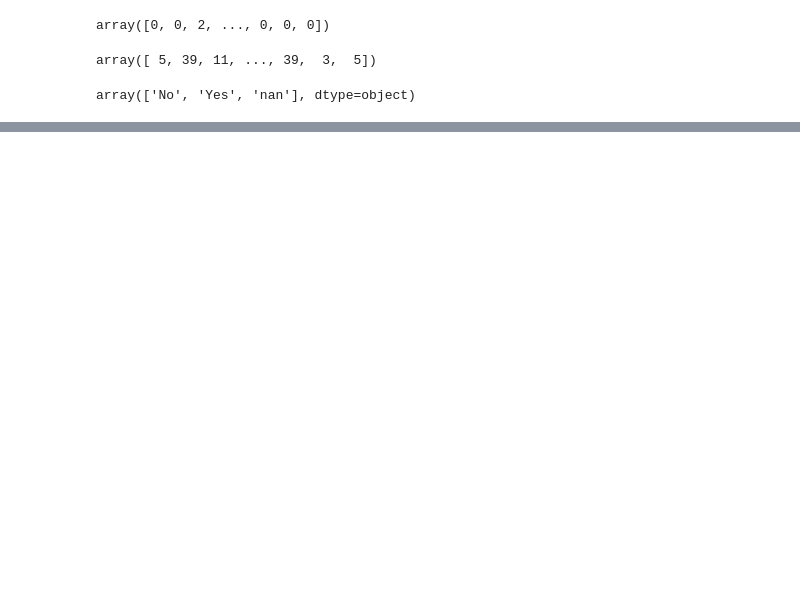
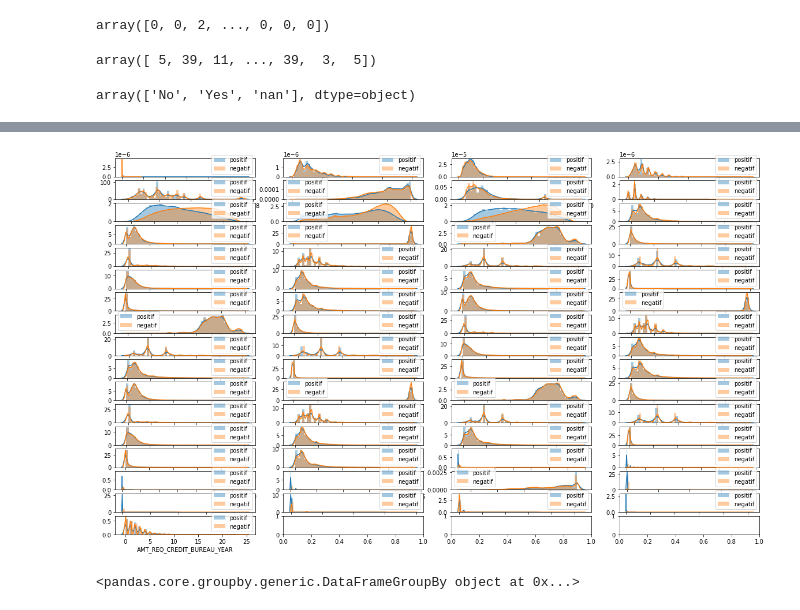
Before and after one commit to jiangwei4/HomeCreditML, a Jupyter notebook: HomeCreditML.ipynb, the cells around one changed output, grey strips where cells are left out. Cells and saved outputs as stored; diff of their text form; code cells hidden in the pictures; blank space fills up the shorter version.

Commit message:
'graph'

```diff
--- a/HomeCreditML.ipynb
+++ b/HomeCreditML.ipynb
@@ -149,0 +163,11 @@ array(['Advertising', 'Agriculture', 'Bank', 'Business Entity Type 1',
+# %%
+positif = df[df['TARGET'] == 1 ]
+negatif = df[df['TARGET'] != 1 ]
+
+df_float_columns = df.select_dtypes('float').columns
+# %%
+for col in df_float_columns:
+    plt.figure()
+    sns.distplot(positif[col], label='positif')
+    sns.distplot(negatif[col], label='negatif')
+    plt.legend()
@@ -149,0 +188,19 @@ array(['Advertising', 'Agriculture', 'Bank', 'Business Entity Type 1',
+# %%
+x=0
+y=0
+fig, axs = plt.subplots(ceil(len(df_float_columns)/4), 4,  figsize=(30, 20))
+for col in (df_float_columns):
+    if(x>=4):
+        x=0
+        y+=1
+    sns.distplot(positif[col], label='positif', ax=axs[y,x])
+    sns.distplot(negatif[col], label='negatif', ax=axs[y,x])
+    axs[y,x].legend()
+    x+=1
+# %% [output]
+[figure, added]
+# %%
+test = df.groupby(['TARGET'])
+test
+# %% [output]
+<pandas.core.groupby.generic.DataFrameGroupBy object at 0x...>
```
Also changed, not shown: parts of 10 cells of this notebook.
